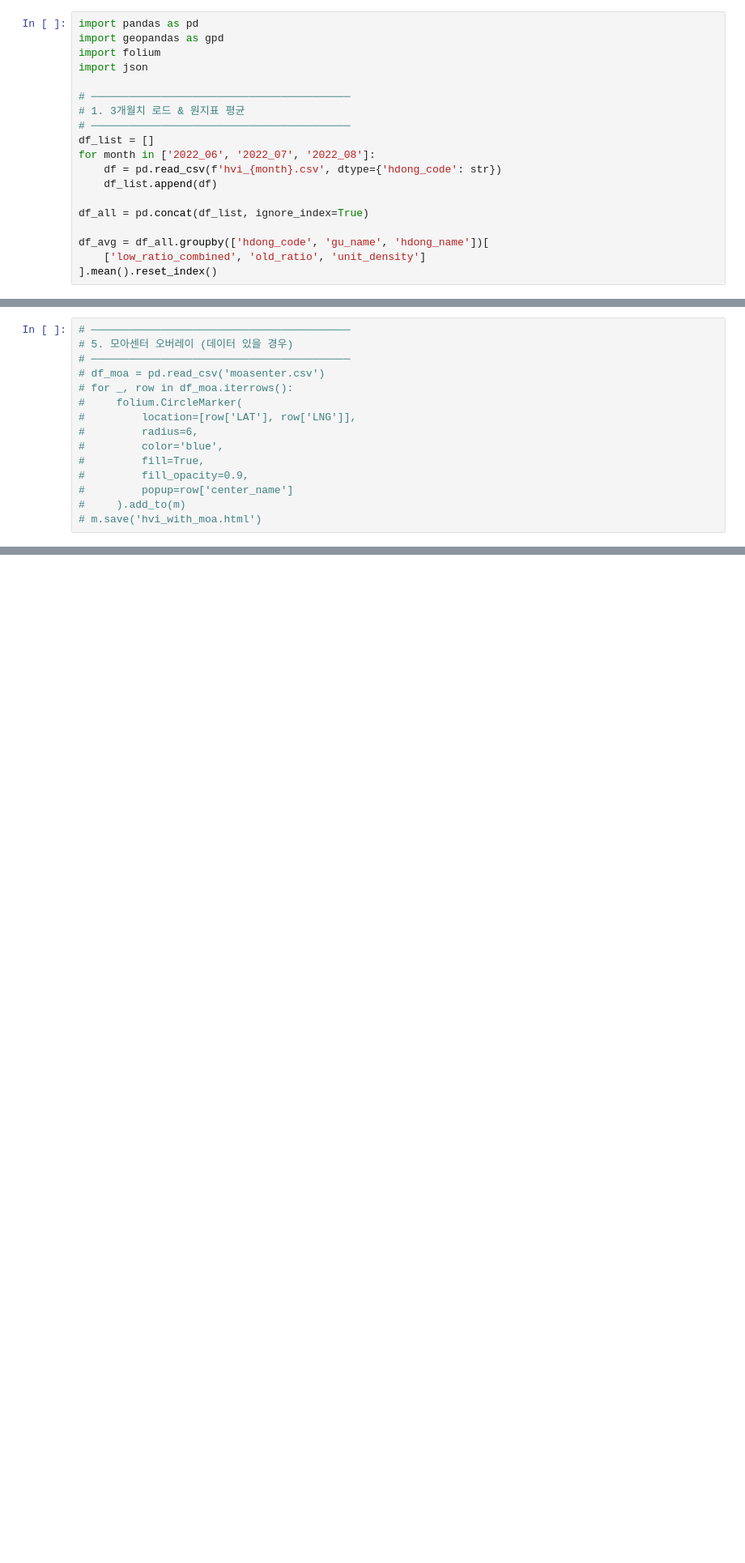
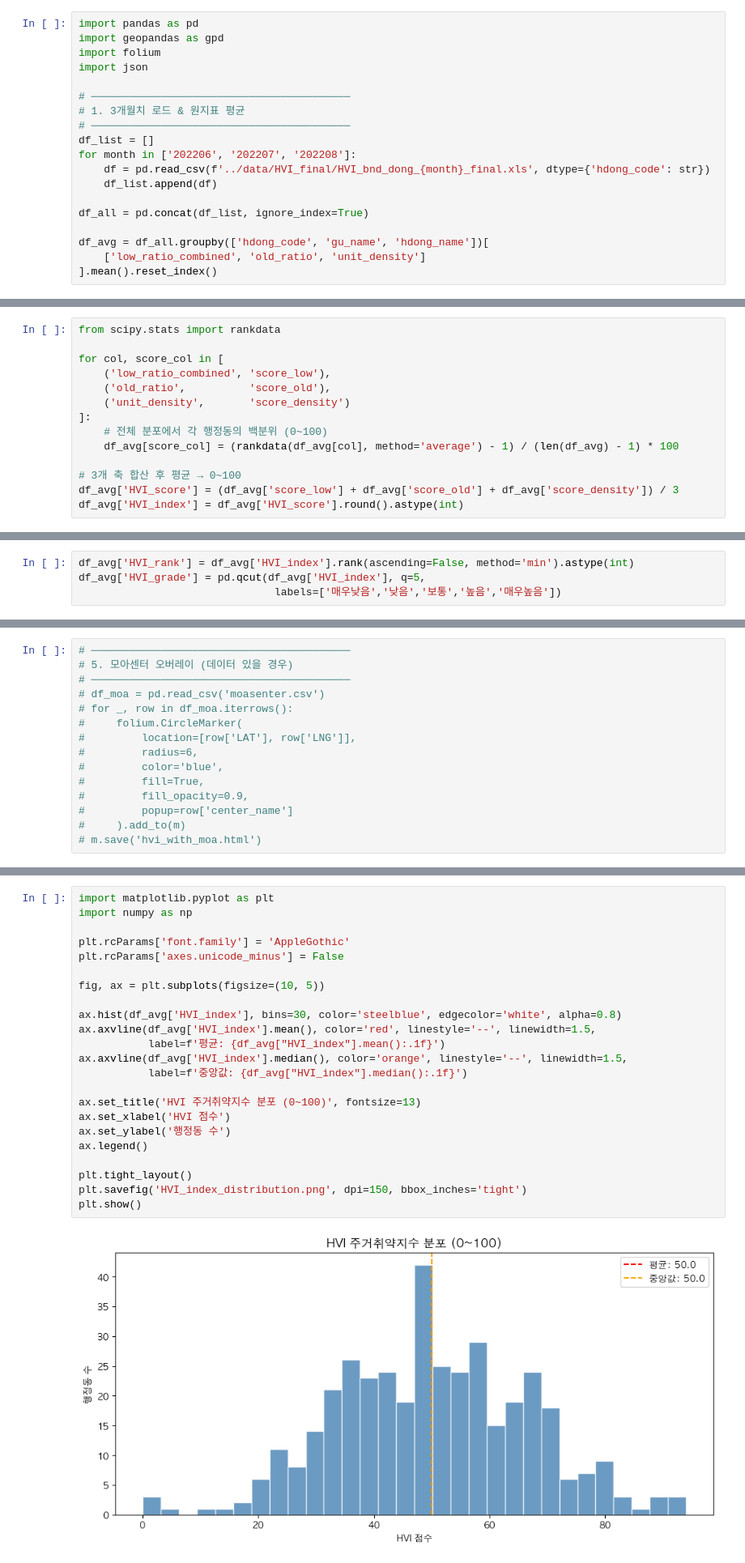
Before and after one commit to bkh4178/Seoul_bigdata_contest, a Jupyter notebook: geonho/code/HVI_visualization_final.ipynb, the cells around one changed output, grey strips where cells are left out. Shown at 81% size. Saved outputs shown, nothing was run; the diff lists cells and outputs as text; blank space fills up the shorter version.

Commit message:
HVI index 최종 산출 코드 및 시각화 코드, 최종 지수 파일 저장

```diff
--- a/geonho/code/HVI_visualization_final.ipynb
+++ b/geonho/code/HVI_visualization_final.ipynb
@@ -8,8 +8,8 @@ import json
 # 1. 3개월치 로드 & 원지표 평균
 # ─────────────────────────────────────────
 df_list = []
-for month in ['2022_06', '2022_07', '2022_08']:
-    df = pd.read_csv(f'hvi_{month}.csv', dtype={'hdong_code': str})
+for month in ['202206', '202207', '202208']:
+    df = pd.read_csv(f'../data/HVI_final/HVI_bnd_dong_{month}_final.xls', dtype={'hdong_code': str})
     df_list.append(df)
 
 df_all = pd.concat(df_list, ignore_index=True)
@@ -61,0 +81,14 @@ if missing:
+# %%
+from scipy.stats import rankdata
+
+for col, score_col in [
+    ('low_ratio_combined', 'score_low'),
+    ('old_ratio',          'score_old'),
+    ('unit_density',       'score_density')
+]:
+    # 전체 분포에서 각 행정동의 백분위 (0~100)
+    df_avg[score_col] = (rankdata(df_avg[col], method='average') - 1) / (len(df_avg) - 1) * 100
+
+# 3개 축 합산 후 평균 → 0~100
+df_avg['HVI_score'] = (df_avg['score_low'] + df_avg['score_old'] + df_avg['score_density']) / 3
+df_avg['HVI_index'] = df_avg['HVI_score'].round().astype(int)
@@ -61,0 +108,4 @@ if missing:
+# %%
+df_avg['HVI_rank'] = df_avg['HVI_index'].rank(ascending=False, method='min').astype(int)
+df_avg['HVI_grade'] = pd.qcut(df_avg['HVI_index'], q=5,
+                               labels=['매우낮음','낮음','보통','높음','매우높음'])
@@ -107,0 +209,25 @@ print("지도 저장 완료: hvi_choropleth.html")
+# %%
+import matplotlib.pyplot as plt
+import numpy as np
+
+plt.rcParams['font.family'] = 'AppleGothic'
+plt.rcParams['axes.unicode_minus'] = False
+
+fig, ax = plt.subplots(figsize=(10, 5))
+
+ax.hist(df_avg['HVI_index'], bins=30, color='steelblue', edgecolor='white', alpha=0.8)
+ax.axvline(df_avg['HVI_index'].mean(), color='red', linestyle='--', linewidth=1.5,
+           label=f'평균: {df_avg["HVI_index"].mean():.1f}')
+ax.axvline(df_avg['HVI_index'].median(), color='orange', linestyle='--', linewidth=1.5,
+           label=f'중앙값: {df_avg["HVI_index"].median():.1f}')
+
+ax.set_title('HVI 주거취약지수 분포 (0~100)', fontsize=13)
+ax.set_xlabel('HVI 점수')
+ax.set_ylabel('행정동 수')
+ax.legend()
+
+plt.tight_layout()
+plt.savefig('HVI_index_distribution.png', dpi=150, bbox_inches='tight')
+plt.show()
+# %% [output]
+[figure, added]
```
Also changed, not shown: parts of 10 cells of this notebook, 17 other files.
